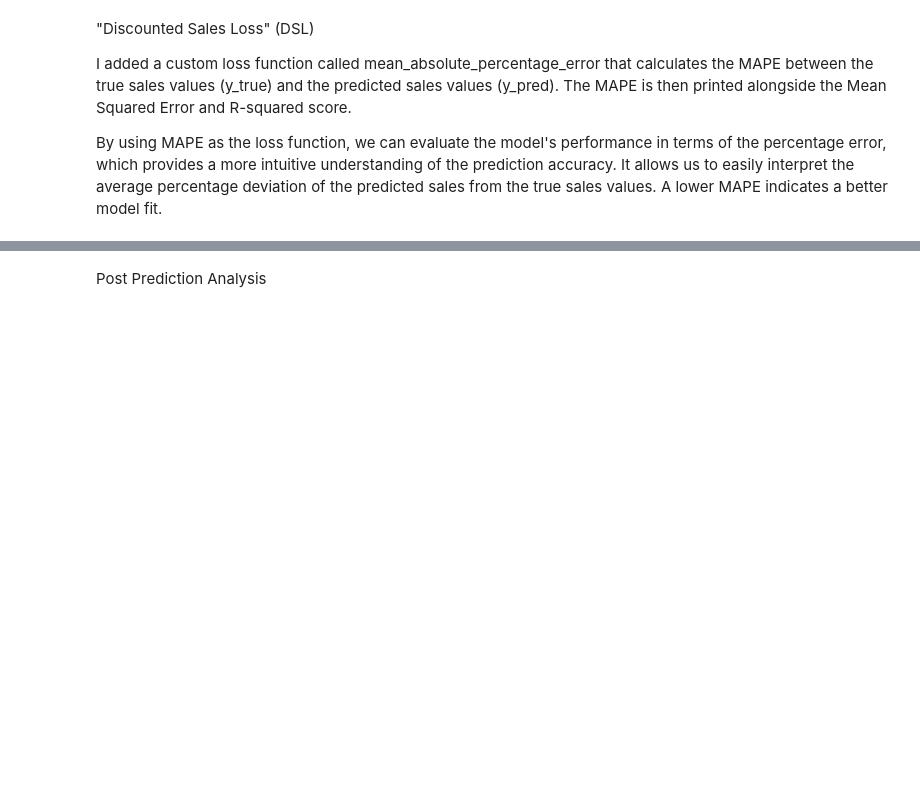
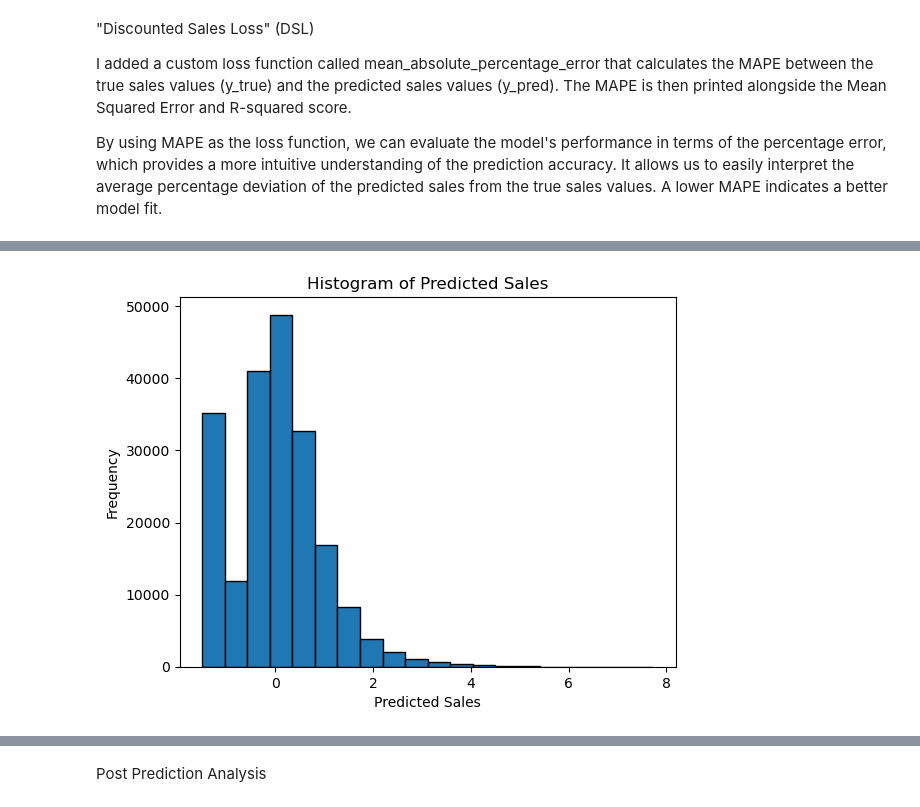
Before and after one commit to jodahe1/Rossmann-Pharmaceuticals-, a Jupyter notebook: Task2/Prediction of store sales.ipynb, the cells around one changed output, grey strips where cells are left out. Saved outputs shown, nothing was run; the diff lists cells and outputs as text; code cells hidden in the pictures; blank space fills up the shorter version.

```diff
--- a/Task2/Prediction of store sales.ipynb
+++ b/Task2/Prediction of store sales.ipynb
@@ -176 +206,16 @@ Mean Absolute Percentage Error: 103.75835416231256
+# %%
+
+
+# Create a histogram of the predicted sales values
+plt.hist(y_pred, bins=20, edgecolor='black')
+
+# Set the labels and title
+plt.xlabel('Predicted Sales')
+plt.ylabel('Frequency')
+plt.title('Histogram of Predicted Sales')
+
+# Display the histogram
+plt.show()
+# %% [output]
+[figure, added]
 # %%
```
Also changed, not shown: parts of 8 cells of this notebook, 2 other files.
